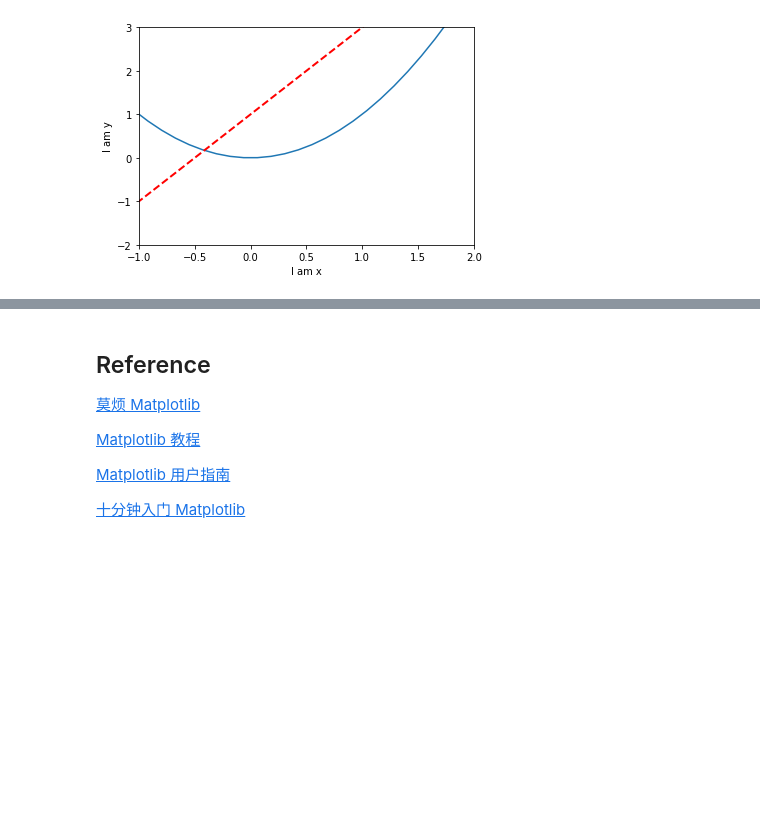
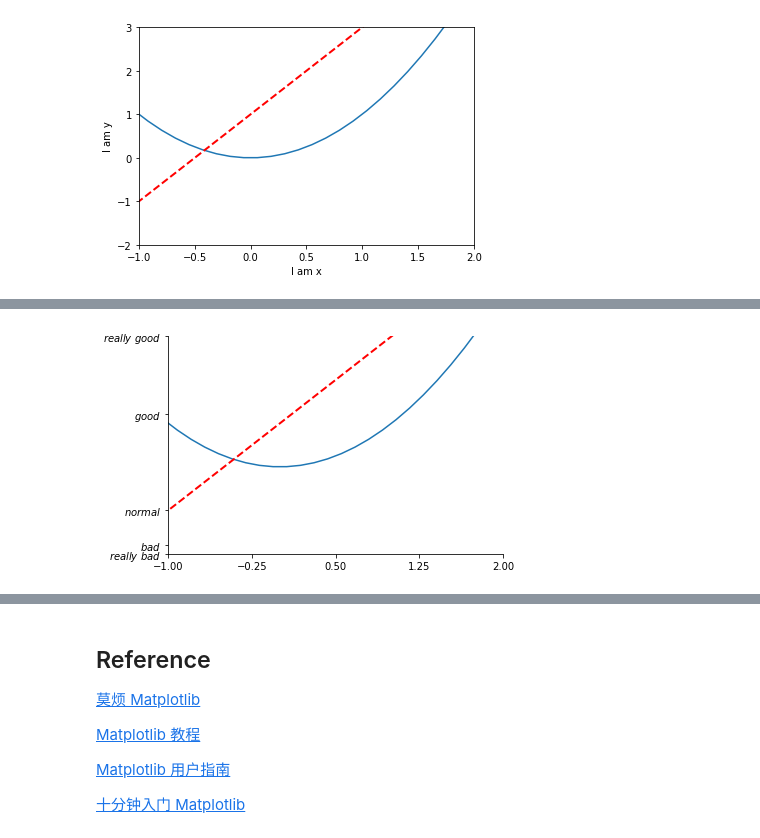
Before and after one commit to miaopei/MachineLearning, a Jupyter notebook: math_note/matplotlib.ipynb, the cells around one changed output, grey strips where cells are left out. Cells and saved outputs as stored; diff of their text form; code cells hidden in the pictures; blank space fills up the shorter version.

Commit message:
matplotlib note

```diff
--- a/math_note/matplotlib.ipynb
+++ b/math_note/matplotlib.ipynb
@@ -33,0 +50,37 @@ plt.show()
+# %%
+import matplotlib.pyplot as plt
+import numpy as np
+
+# 使用np.linspace定义x：范围是(-3,3);个数是50. 仿真一维数据组(x ,y1)表示曲线1. 仿真一维数据组(x ,y2)表示曲线2.
+x = np.linspace(-3, 3, 50)
+y1 = 2*x + 1
+y2 = x**2
+
+# 使用plt.figure定义一个图像窗口.
+# 使用plt.plot画(x ,y2)曲线.
+# 使用plt.plot画(x ,y1)曲线，曲线的颜色属性(color)为红色;曲线的宽度(linewidth)为1.0；曲线的类型(linestyle)为虚线.
+# 使用plt.xlim设置x坐标轴范围：(-1, 2)；
+# 使用plt.ylim设置y坐标轴范围：(-2, 3)；
+plt.figure()
+plt.plot(x, y2)
+plt.plot(x, y1, color='red', linewidth=2.0, linestyle='--')
+plt.xlim((-1, 2))
+plt.ylim((-2, 3))
+
+# 使用np.linspace定义范围以及个数：范围是(-1,2);个数是5.
+# 使用plt.xticks设置x轴刻度：范围是(-1,2);个数是5.
+# 使用plt.yticks设置y轴刻度以及名称：刻度为[-2, -1.8, -1, 1.22, 3]；
+# 对应刻度的名称为[‘really bad’,’bad’,’normal’,’good’, ‘really good’].
+new_ticks = np.linspace(-1, 2, 5)
+plt.xticks(new_ticks)
+plt.yticks([-2, -1.8, -1, 1.22, 3], [r'$really\ bad$', r'$bad$', r'$normal$', r'$good$', r'$really\ good$'])
+
+# 使用plt.gca获取当前坐标轴信息.
+# 使用.spines设置边框：右侧边框；使用.set_color设置边框颜色：默认白色；
+# 使用.spines设置边框：上边框；使用.set_color设置边框颜色：默认白色；
+ax = plt.gca()
+ax.spines['right'].set_color('none')
+ax.spines['top'].set_color('none')
+plt.show()
+# %% [output]
+[figure, added]
```
Also changed, not shown: parts of 9 cells of this notebook.
